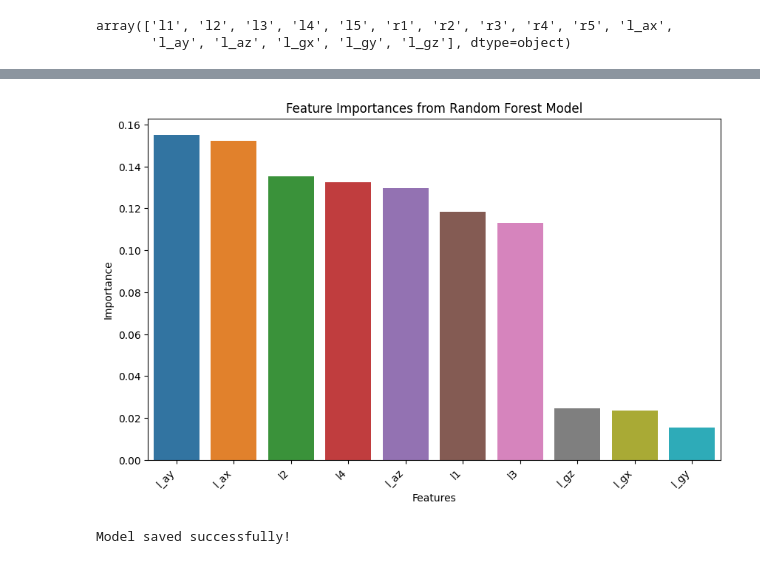
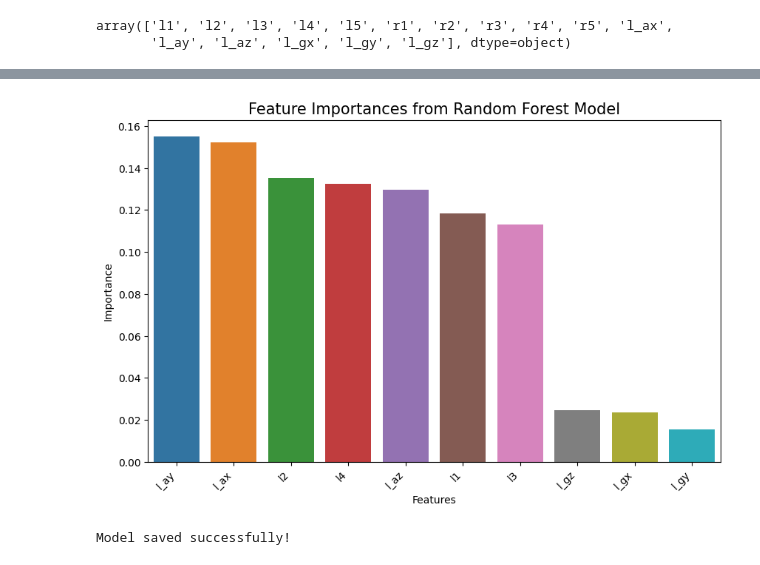
Before and after one commit to daaanishhh002/SignWave, a Jupyter notebook: model_training.ipynb, the cells around one changed output, grey strips where cells are left out. Drawn from its saved outputs; the diff is of its cells as text; code cells hidden in the pictures.

```diff
--- a/model_training.ipynb
+++ b/model_training.ipynb
@@ -6,0 +10,5 @@ rf_model
+# %%
+path = "./final_v1.csv"
+df = pd.read_csv(path)
+
+df.head()
@@ -82,21 +48,14 @@ from sklearn.metrics import accuracy_score, classification_report
 # %%
-# Assume 'label' is the target column
-y = df_final['label']  # Replace 'label' with your actual target column name
-X = df_final.drop(columns=['label'])  # Drop target column to keep only features
+y = df['label']
+X = df.drop(columns=['label'])
 
-# Convert categorical columns to numerical (if any)
 X = pd.get_dummies(X)
-
-# Handle missing values (if present)
-X = X.fillna(X.mean())  # Fill missing values with mean (adjust as needed)
+X = X.fillna(X.mean())
 # %%
 X_train, X_test, y_train, y_test = train_test_split(X, y, test_size=0.2, random_state=42)
 # %%
-# Initialize the model
-rf_model = RandomForestClassifier(n_estimators=100, random_state=42)
-
-# Train the model
-rf_model.fit(X_train, y_train)
+rf_model_v1 = RandomForestClassifier(n_estimators=100, random_state=42)
+rf_model_v1.fit(X_train, y_train)
 # %% [output]
 RandomForestClassifier(random_state=42)
 # %%
@@ -163,34 +112,23 @@ sns.barplot(x=rf_model.feature_names_in_, y=rf_model.feature_importances_)
 # %%
-import matplotlib.pyplot as plt
-import seaborn as sns
-import pandas as pd
-
-# Create a DataFrame with feature names and importances
 feature_importance_df = pd.DataFrame({
-    'Feature': rf_model.feature_names_in_,
-    'Importance': rf_model.feature_importances_
+    'Feature': rf_model_v1.feature_names_in_,
+    'Importance': rf_model_v1.feature_importances_
 })
 
-# Filter out features with zero importance and sort in descending order
 feature_importance_df = feature_importance_df[feature_importance_df['Importance'] > 0]
 feature_importance_df = feature_importance_df.sort_values(by='Importance', ascending=False)
 
-# Plot the barplot
-plt.figure(figsize=(10, 6))+
+plt.figure(figsize=(10, 6))
 sns.barplot(x=feature_importance_df['Feature'], y=feature_importance_df['Importance'])
 
-# Add labels and title
 plt.xlabel("Features")
 plt.ylabel("Importance")
-plt.title("Feature Importances from Random Forest Model")
-
-# Rotate x-axis labels for better readability if needed
+plt.title("Feature Importances from Random Forest Model", fontsize=15)
 plt.xticks(rotation=45, ha='right')
 
-# Show the plot
 plt.show()
 # %% [output]
-[figure, old version]
+[figure, new version]
 # %%
 import pickle
 
```
Also changed, not shown: parts of 30 cells of this notebook.
